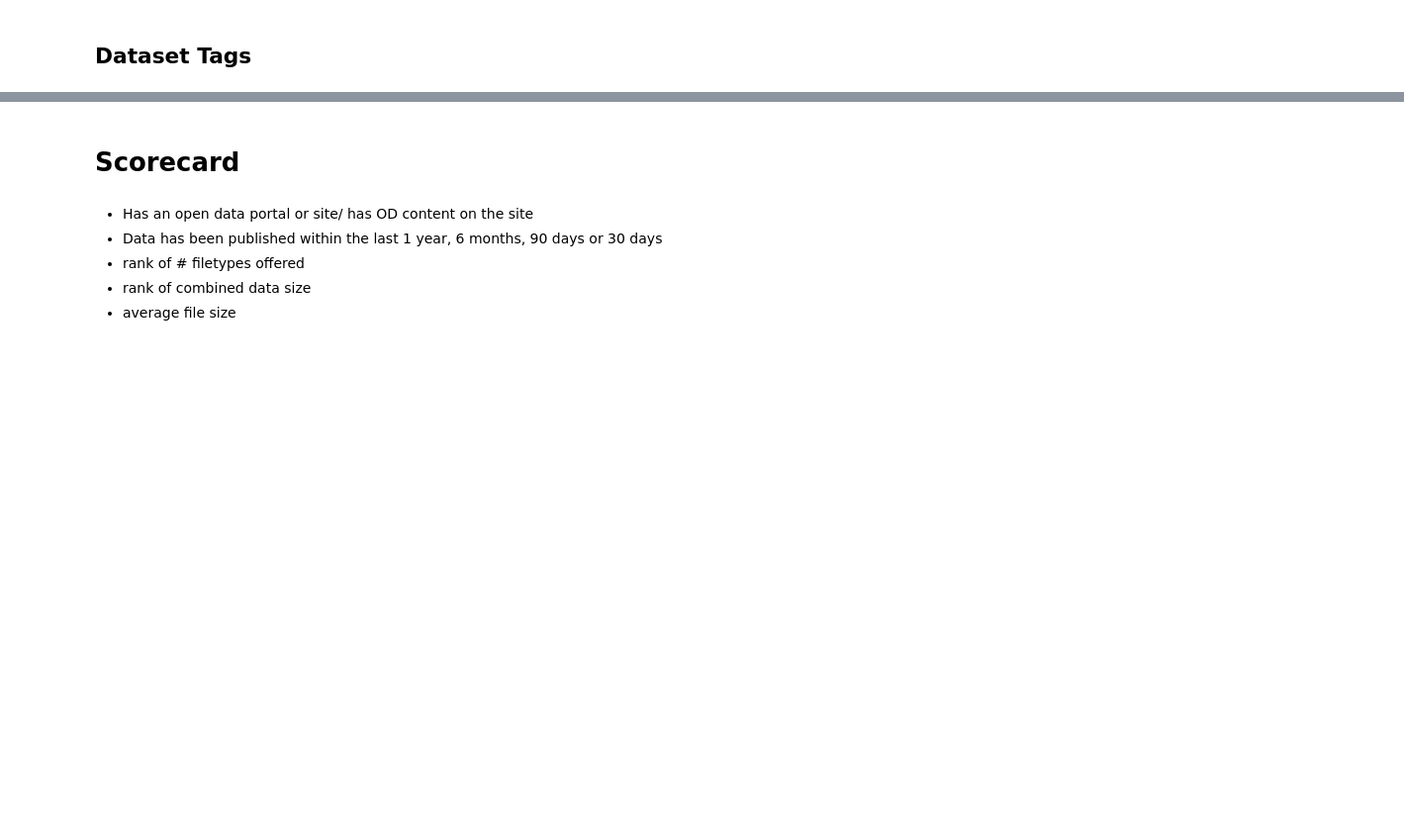
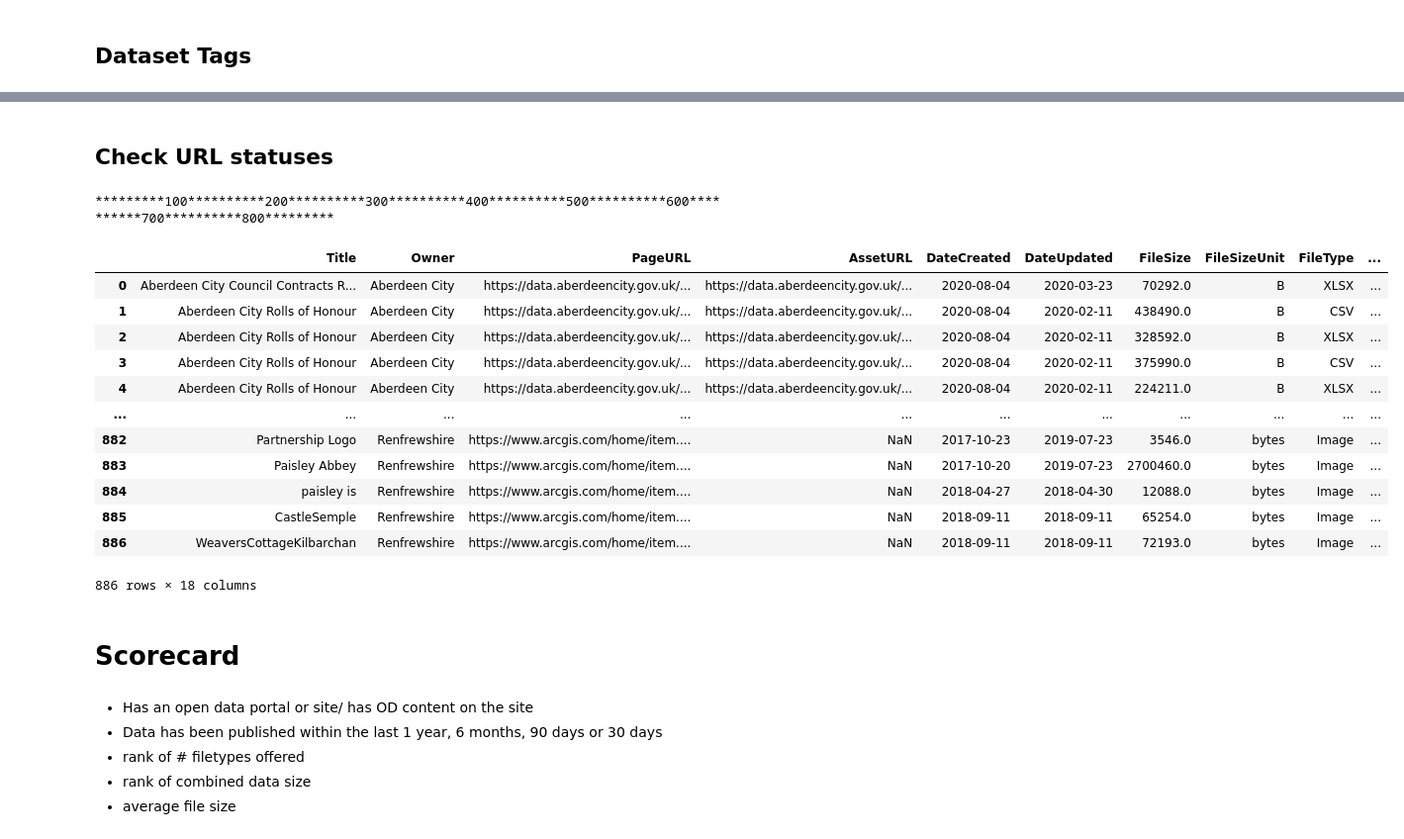
Before and after one commit to OpenDataScotland/the_od_bods, a Jupyter notebook: analytics/analytics.ipynb, the cells around one changed output, grey strips where cells are left out. Shown: that part at 99% size. Saved outputs shown, nothing was run; the diff lists cells and outputs as text; code cells hidden in the pictures; blank space fills up the shorter version.

Commit message:
added section to check AssetURL statuses

```diff
--- a/analytics/analytics.ipynb
+++ b/analytics/analytics.ipynb
@@ -347,3 +349,62 @@ stats_d
+# %% [markdown]
+
+## Check URL statuses
+# %%
+### shows progress indicator for slow processes.
+def progress_indicator(n,jump,**kwargs):
+### n is the current instance, jump is the instance increment to highlight, as is jump2 (e.g. show every 10 and 100). jump2 is optional.
+    jump2 = kwargs.get('jump2', None)
+
+    ### if the remainder of n/jump2 = 0 (i.e. a whole number)
+    if (n>0) & (n%jump2 == 0):
+        ### print the quotient + string marker
+        print(str(n//jump2)+'00', end='', flush=True)
+    ### otherwise print a * for every jump
+    elif n%jump == 0:
+        print('*', end='', flush=True)
+    return
+
+### get web status for assetURL
+def check_status(url):
+    try:
+        response = requests.get(url)
+        status = (response.status_code == 200)
+    except:
+        status = 'Error'
+    return status
+# %%
+### This is a very very very slow process. It can take >10 minutes to check 800 urls.
+### I recommend skipping this if you're doing a light update.
+### But if you want to get updated statuses (and wait for a while), type "IMSURE" when prompted.
+### There is a progress indicator and confirmation at end.
+are_you_sure = input("This is a very slow process, be prepared to wait over 10mins. To go ahead type IMSURE")
+
+data['AssetStatus'] = None
+if are_you_sure == 'IMSURE':
+    for row in data.index:
+        data.loc[row,'AssetStatus'] = check_status(data.loc[row,'AssetURL'])
+        progress_indicator(row,10,jump2=100)
+
+    print('\nok done. Last updated',dt.datetime.now().strftime(format='%d-%m-%Y %Hh:%Mm'))
+    print(data['AssetStatus'].value_counts())
+
+else:
+    print('url status check skipped.')
+# %% [output]
+*********100**********200**********300**********400**********500**********600**********700**********800*********
+|  | Title | Owner | PageURL | AssetURL | DateCreated | DateUpdated | FileSize | FileSizeUnit | FileType | ... |
+| 0 | Aberdeen City Council Contracts R... | Aberdeen City | https://data.aberdeencity.gov.uk/... | https://data.aberdeencity.gov.uk/... | 2020-08-04 | 2020-03-23 | 70292.0 | B | XLSX | ... |
+| 1 | Aberdeen City Rolls of Honour | Aberdeen City | https://data.aberdeencity.gov.uk/... | https://data.aberdeencity.gov.uk/... | 2020-08-04 | 2020-02-11 | 438490.0 | B | CSV | ... |
+| 2 | Aberdeen City Rolls of Honour | Aberdeen City | https://data.aberdeencity.gov.uk/... | https://data.aberdeencity.gov.uk/... | 2020-08-04 | 2020-02-11 | 328592.0 | B | XLSX | ... |
+| 3 | Aberdeen City Rolls of Honour | Aberdeen City | https://data.aberdeencity.gov.uk/... | https://data.aberdeencity.gov.uk/... | 2020-08-04 | 2020-02-11 | 375990.0 | B | CSV | ... |
+| 4 | Aberdeen City Rolls of Honour | Aberdeen City | https://data.aberdeencity.gov.uk/... | https://data.aberdeencity.gov.uk/... | 2020-08-04 | 2020-02-11 | 224211.0 | B | XLSX | ... |
+| ... | ... | ... | ... | ... | ... | ... | ... | ... | ... | ... |
+| 882 | Partnership Logo | Renfrewshire | https://www.arcgis.com/home/item.... | NaN | 2017-10-23 | 2019-07-23 | 3546.0 | bytes | Image | ... |
+| 883 | Paisley Abbey | Renfrewshire | https://www.arcgis.com/home/item.... | NaN | 2017-10-20 | 2019-07-23 | 2700460.0 | bytes | Image | ... |
+| 884 | paisley is | Renfrewshire | https://www.arcgis.com/home/item.... | NaN | 2018-04-27 | 2018-04-30 | 12088.0 | bytes | Image | ... |
+| 885 | CastleSemple | Renfrewshire | https://www.arcgis.com/home/item.... | NaN | 2018-09-11 | 2018-09-11 | 65254.0 | bytes | Image | ... |
+| 886 | WeaversCottageKilbarchan | Renfrewshire | https://www.arcgis.com/home/item.... | NaN | 2018-09-11 | 2018-09-11 | 72193.0 | bytes | Image | ... |
+886 rows × 18 columns
 # %% [markdown]
 # Scorecard
 # %% [markdown]
```
Also changed, not shown: parts of 20 cells of this notebook.
